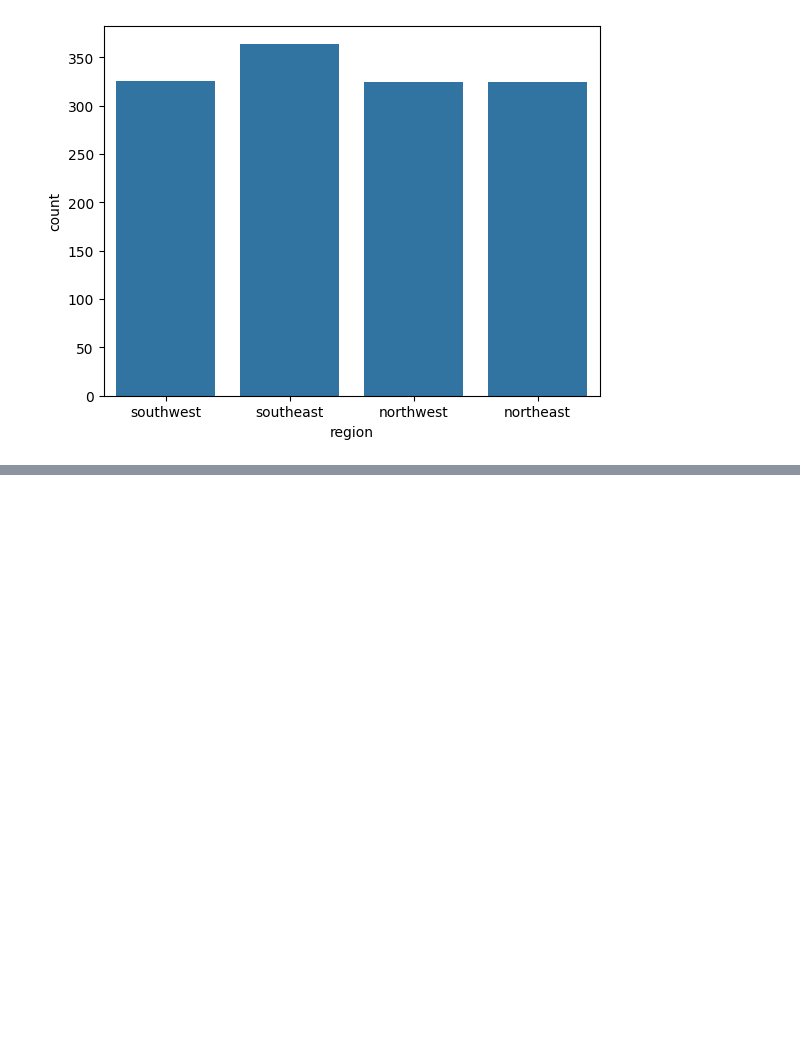
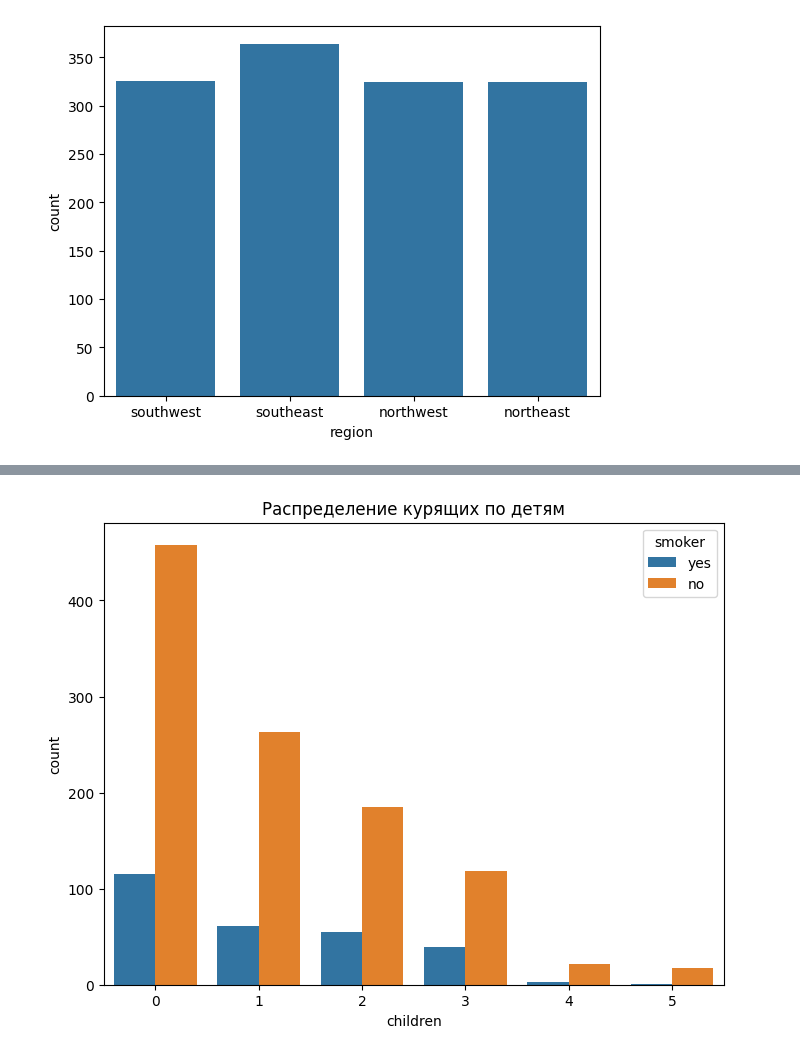
Before and after one commit to IslamDyshoko/insurance-price-predictor, a Jupyter notebook: eda.ipynb, the cells around one changed output, grey strips where cells are left out. Saved outputs shown, nothing was run; the diff lists cells and outputs as text; code cells hidden in the pictures; blank space fills up the shorter version.

```diff
--- a/eda.ipynb
+++ b/eda.ipynb
@@ -119,0 +165,7 @@ sns.countplot(data=df,x='region')
+# %%
+plt.figure(figsize=(8,6))
+sns.countplot(data=df,x='children',hue='smoker')
+plt.title('Распределение курящих по детям')
+plt.show()
+# %% [output]
+[figure, added]
```
Also changed, not shown: parts of 11 cells of this notebook.
